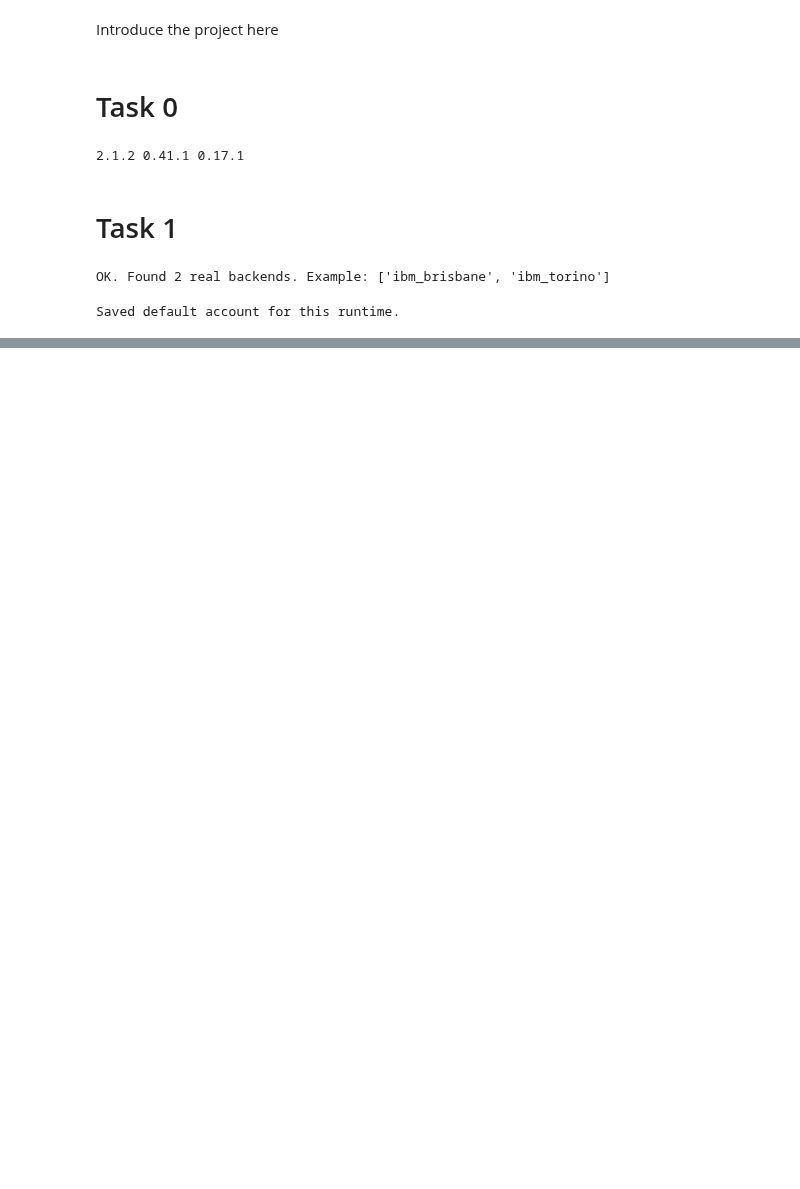
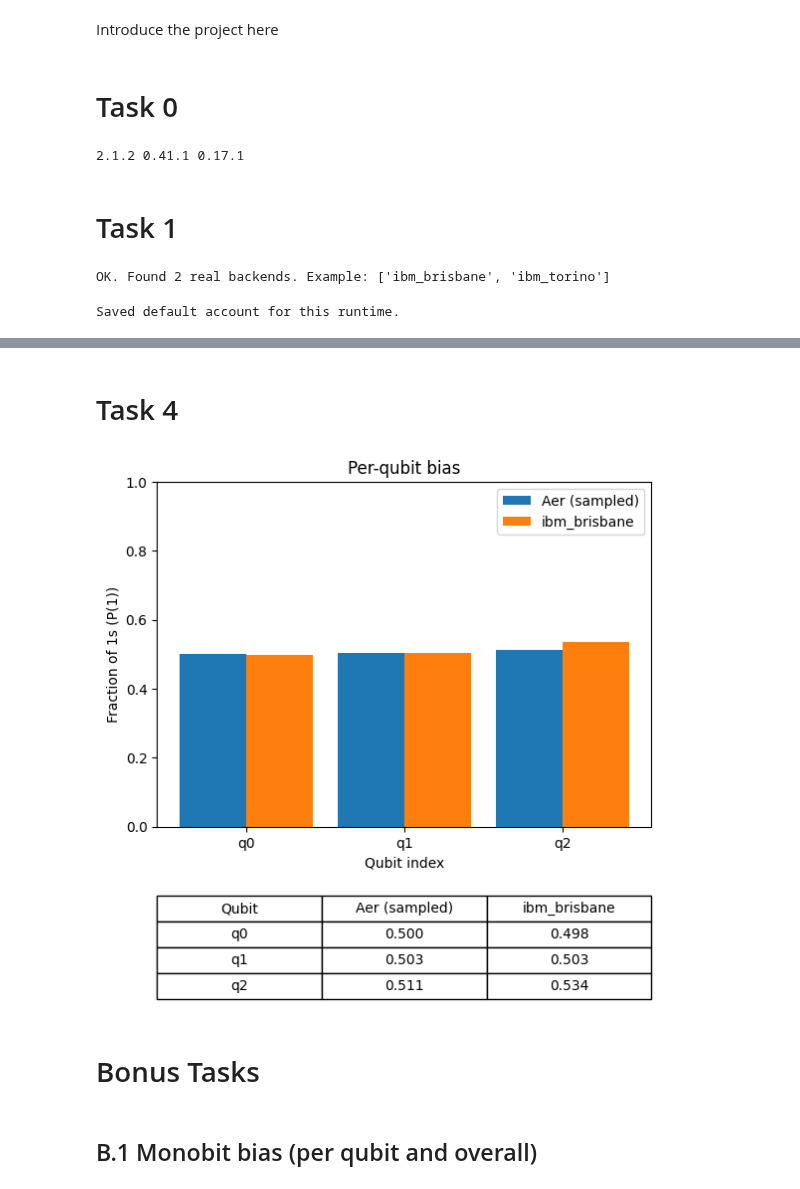
Before and after one commit to ScottMcHaffie/DD2367_Projects, a Jupyter notebook: DD2367_Assignment1.ipynb, the cells around one changed output, grey strips where cells are left out. Drawn from its saved outputs; the diff is of its cells as text; code cells hidden in the pictures; blank space fills up the shorter version.

Commit message:
Rough outline of all coding tasks for backend B.

```diff
--- a/DD2367_Assignment1.ipynb
+++ b/DD2367_Assignment1.ipynb
@@ -83,0 +190,68 @@ plot_coupling_map(B.num_qubits, None, cmapB.get_edges())
+# %% [markdown]
+# Task 4 #
+# %%
+from qiskit.primitives import BackendSamplerV2
+from qiskit_aer import AerSimulator
+
+
+# Sampled counts
+sim_sampler = BackendSamplerV2(backend=AerSimulator())
+sim_counts = sim_sampler.run([isaB], shots=4000).result()[0].data.meas.get_counts()
+# %%
+from qiskit_ibm_runtime import SamplerV2 as Sampler
+
+resultB = Sampler(mode=B).run([isaB], shots=4000).result()
+countsB = resultB[0].data.meas.get_counts()
+# %%
+import numpy as np, matplotlib.pyplot as plt
+
+def per_qubit_p1(counts, n):
+    shots = sum(counts.values())
+    p = np.zeros(n, dtype=float)
+    for s, c in counts.items():                 # s like '0101' (qubit 0 is rightmost)
+        for j, ch in enumerate(reversed(s)):    # map column 0 -> qubit 0
+            if ch == '1':
+                p[j] += c
+    return p / max(shots, 1)
+
+k = qc.num_qubits  # or isaA.num_qubits
+p_sim = per_qubit_p1(sim_counts, k)
+p_B   = per_qubit_p1(countsB,    k)
+
+x = np.arange(k); w = 0.42
+fig, ax = plt.subplots()
+# Plot the bars
+ax.bar(x - w/2, p_sim, width=w, label="Aer (sampled)")
+ax.bar(x + w/2, p_B,   width=w, label=B.name)
+
+ax.set_xlabel("Qubit index")
+ax.set_ylabel("Fraction of 1s (P(1))")
+ax.set_title("Per-qubit bias")
+ax.set_xticks(x, [f"q{j}" for j in range(k)])
+ax.set_ylim(0, 1)
+ax.legend()
+plt.tight_layout()
+
+# Table data
+columns = ["Qubit", "Aer (sampled)", B.name]
+cell_text = [[f"q{j}", f"{p_sim[j]:.3f}", f"{p_B[j]:.3f}"] for j in range(k)]
+
+# Add table below the plot
+table = plt.table(
+    cellText=cell_text,
+    colLabels=columns,
+    loc="bottom",
+    cellLoc="center",
+    bbox=[0, -0.5, 1, 0.3]
+)
+
+# Adjust layout so table fits under plot
+plt.subplots_adjust(left=0.2, bottom=0.2)
+
+plt.show()
+# %% [output]
+[figure, added]
+# %% [markdown]
+# Bonus Tasks #
+# %% [markdown]
+## B.1 Monobit bias (per qubit and overall) ##
```
Also changed, not shown: parts of 22 cells of this notebook.
